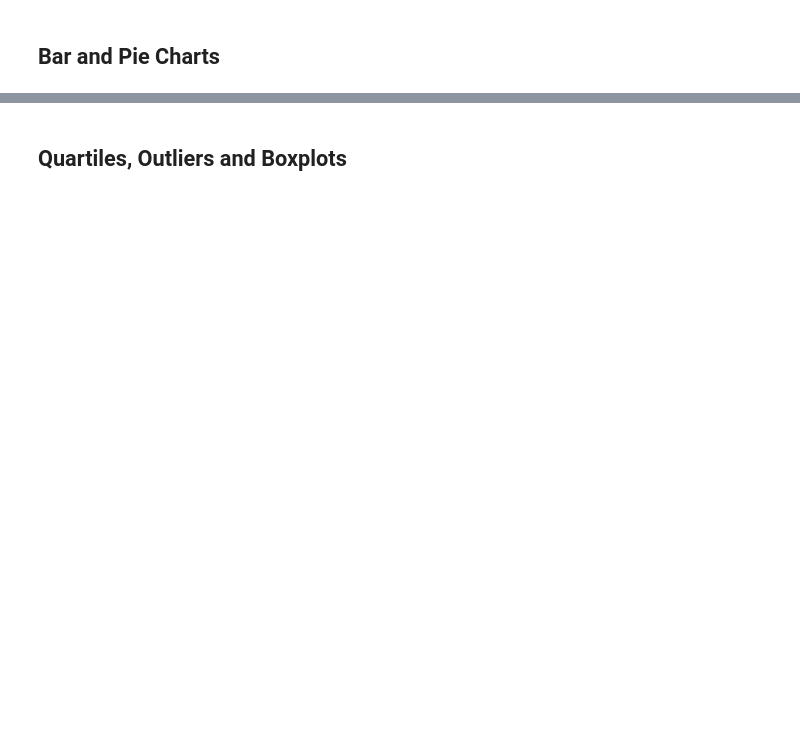
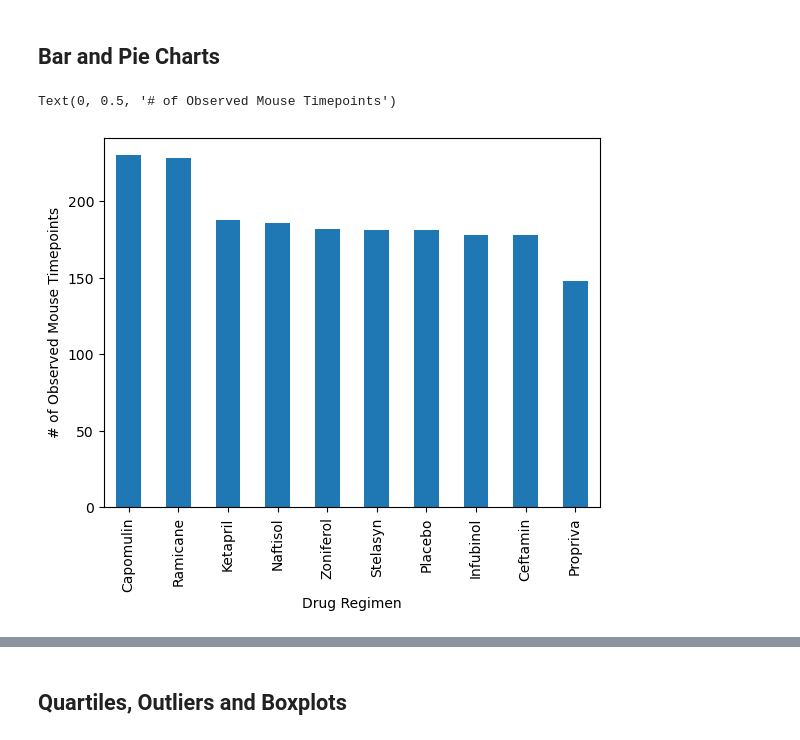
Before and after one commit to johnweissmann/matplotlib-challenge, a Jupyter notebook: Starter_Code 2/Pymaceuticals/pymaceuticals_starter.ipynb, the cells around one changed output, grey strips where cells are left out. Saved outputs shown, nothing was run; the diff lists cells and outputs as text; code cells hidden in the pictures; blank space fills up the shorter version.

```diff
--- a/Starter_Code 2/Pymaceuticals/pymaceuticals_starter.ipynb
+++ b/Starter_Code 2/Pymaceuticals/pymaceuticals_starter.ipynb
@@ -20,7 +20,7 @@ mouse_metadata = pd.read_csv(mouse_metadata_path)
 study_results = pd.read_csv(study_results_path)
 
 # Combine the data into a single DataFrame
-mouse_df = pd.merge(mouse_metadata, study_results, how="right", on= ["Mouse ID","Mouse ID"])
+mouse_df = pd.merge(mouse_metadata, study_results, how="right", on= ["Mouse ID"])
 
 # Display the data table for preview
 mouse_df.head()
@@ -98,5 +135,12 @@ mouse_total_clean
 ## Bar and Pie Charts
 # %%
 # Generate a bar plot showing the total number of rows (Mouse ID/Timepoints) for each drug regimen using Pandas.
+
+mouse_df_clean['Drug Regimen'].value_counts().plot(kind="bar")
+plt.xlabel("Drug Regimen")
+plt.ylabel("# of Observed Mouse Timepoints")
+# %% [output]
+Text(0, 0.5, '# of Observed Mouse Timepoints')
+[figure, added]
 # %%
 # Generate a bar plot showing the total number of rows (Mouse ID/Timepoints) for each drug regimen using pyplot.
```
Also changed, not shown: parts of 12 cells of this notebook, 2 other files.
